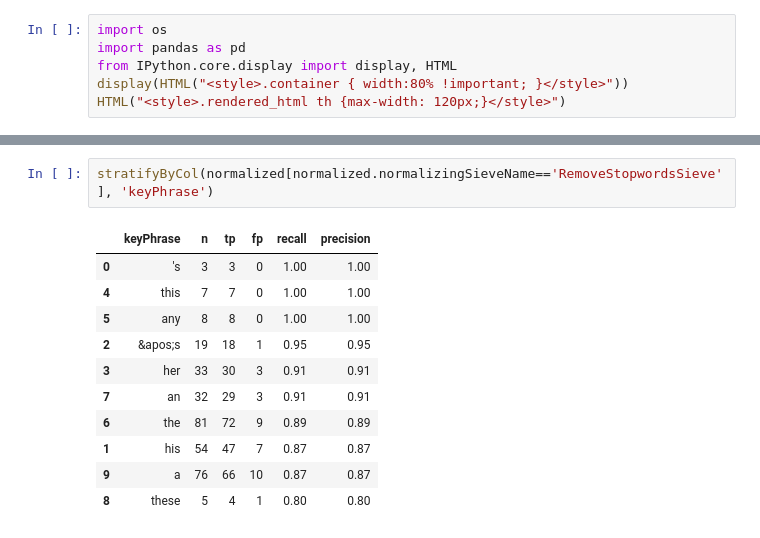
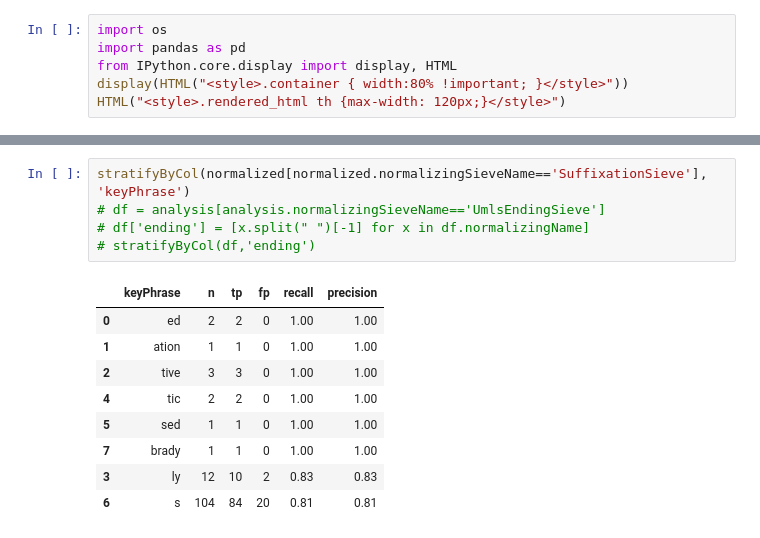
Before and after one commit to etfrenchvcu/disorder-normalizer, a Jupyter notebook: scripts/evaluate.ipynb, the cells around one changed output, grey strips where cells are left out. Drawn from its saved outputs; the diff is of its cells as text.

```diff
--- a/scripts/evaluate.ipynb
+++ b/scripts/evaluate.ipynb
@@ -161,17 +161,18 @@ stratifyByCol(normalized, 'normalizingSieveName')
-# %%
-stratifyByCol(normalized[normalized.normalizingSieveName=='RemoveStopwordsSieve'], 'keyPhrase')
-# %% [output]
-|  | keyPhrase | n | tp | fp | recall | precision |
-| 0 | 's | 3 | 3 | 0 | 1.00 | 1.00 |
-| 4 | this | 7 | 7 | 0 | 1.00 | 1.00 |
-| 5 | any | 8 | 8 | 0 | 1.00 | 1.00 |
-| 2 | &apos;s | 19 | 18 | 1 | 0.95 | 0.95 |
-| 3 | her | 33 | 30 | 3 | 0.91 | 0.91 |
-| 7 | an | 32 | 29 | 3 | 0.91 | 0.91 |
-| 6 | the | 81 | 72 | 9 | 0.89 | 0.89 |
-| 1 | his | 54 | 47 | 7 | 0.87 | 0.87 |
-| 9 | a | 76 | 66 | 10 | 0.87 | 0.87 |
-| 8 | these | 5 | 4 | 1 | 0.80 | 0.80 |
+# %%
+stratifyByCol(normalized[normalized.normalizingSieveName=='SuffixationSieve'], 'keyPhrase')
+# df = analysis[analysis.normalizingSieveName=='UmlsEndingSieve']
+# df['ending'] = [x.split(" ")[-1] for x in df.normalizingName]
+# stratifyByCol(df,'ending')
+# %% [output]
+|  | keyPhrase | n | tp | fp | recall | precision |
+| 0 | ed | 2 | 2 | 0 | 1.00 | 1.00 |
+| 1 | ation | 1 | 1 | 0 | 1.00 | 1.00 |
+| 2 | tive | 3 | 3 | 0 | 1.00 | 1.00 |
+| 4 | tic | 2 | 2 | 0 | 1.00 | 1.00 |
+| 5 | sed | 1 | 1 | 0 | 1.00 | 1.00 |
+| 7 | brady | 1 | 1 | 0 | 1.00 | 1.00 |
+| 3 | ly | 12 | 10 | 2 | 0.83 | 0.83 |
+| 6 | s | 104 | 84 | 20 | 0.81 | 0.81 |
 # %%
 remove = ['normalized','normalizingSource','normalizingSieveName']#,'goldTypes','predTypes'
 errors = analysis[(results.prediction != results.goldCui) & (results.normalized==True)]
```
Also changed, not shown: parts of 10 cells of this notebook, 25 other files.
